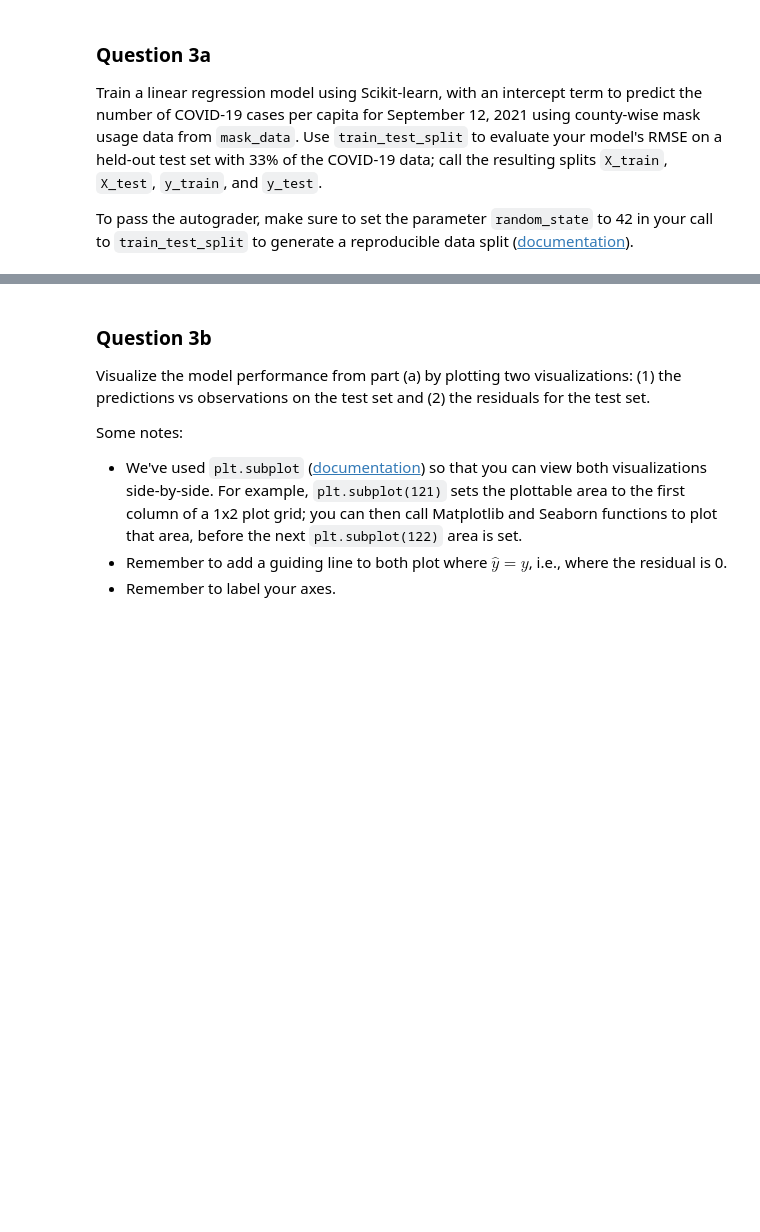
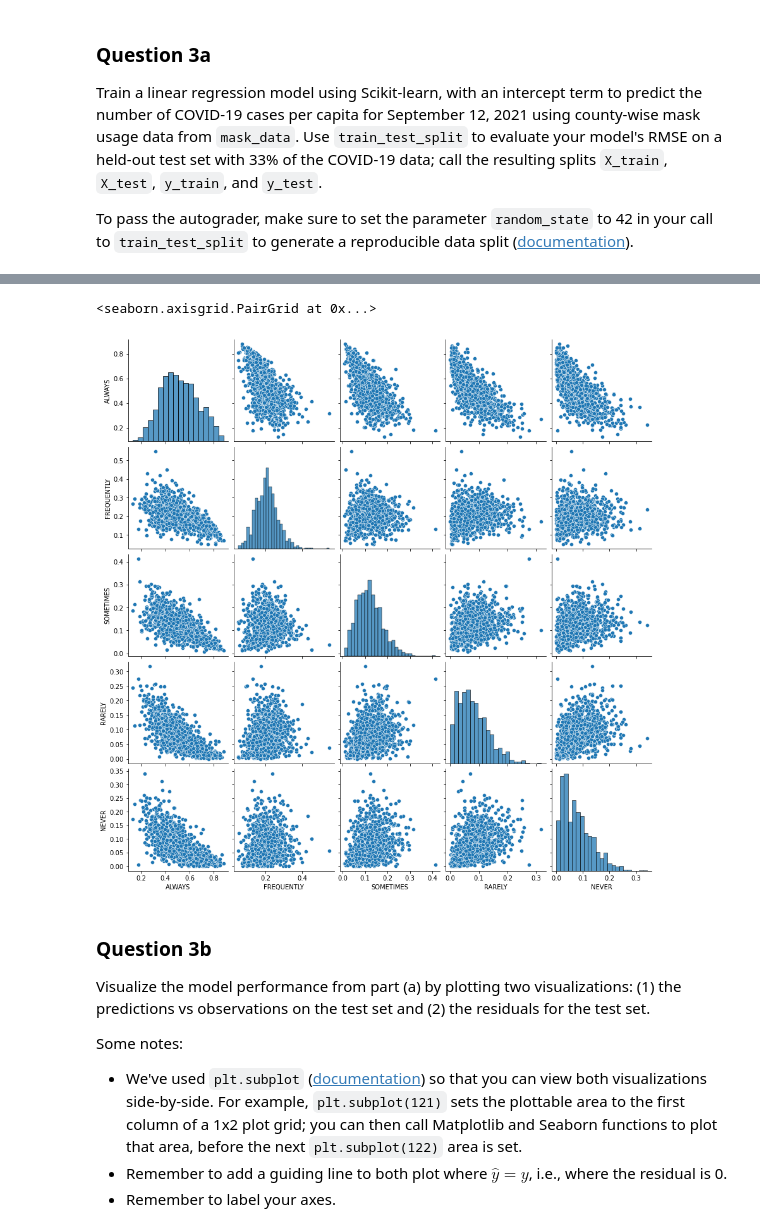
Before and after one commit to DS-100/sp22, a Jupyter notebook: hw/hw06/hw06.ipynb, the cells around one changed output, grey strips where cells are left out. Drawn from its saved outputs; the diff is of its cells as text; code cells hidden in the pictures; blank space fills up the shorter version.

```diff
--- a/hw/hw06/hw06.ipynb
+++ b/hw/hw06/hw06.ipynb
@@ -185,18 +242,19 @@ name: q3a
 points: 5
 -->
 # %%
+from sklearn.metrics import mean_squared_error
 # Create train/test sets
-X = ...
-y = ...
-X_train, X_test, y_train, y_test = ..., ..., ..., ...
+X = mask_data.iloc[:,1:]
+y = mask_data.iloc[:,0]
+X_train, X_test, y_train, y_test = train_test_split(X, y, test_size=0.33, random_state=42)
 
 # fit the linear model and make predictions
-...
+model = lm.LinearRegression().fit(X_train,y_train)
 
 # compute RMSE on train and test sets
-train_rmse_cpc = ...
-test_rmse_cpc = ...
+train_rmse_cpc = mean_squared_error(model.predict(X_train), y_train,squared=False)
+test_rmse_cpc = mean_squared_error(model.predict(X_test), y_test,squared=False)
 
-...
+# ...
 
 train_rmse_cpc, test_rmse_cpc
@@ -205,3 +267,8 @@ grader.check("q3a")
+# %%
+sns.pairplot(X_test)
+# %% [output]
+<seaborn.axisgrid.PairGrid at 0x...>
+[figure, added]
 # %% [markdown]
 <!-- BEGIN QUESTION -->
 
```
Also changed, not shown: parts of 28 cells of this notebook, 5 other files.
